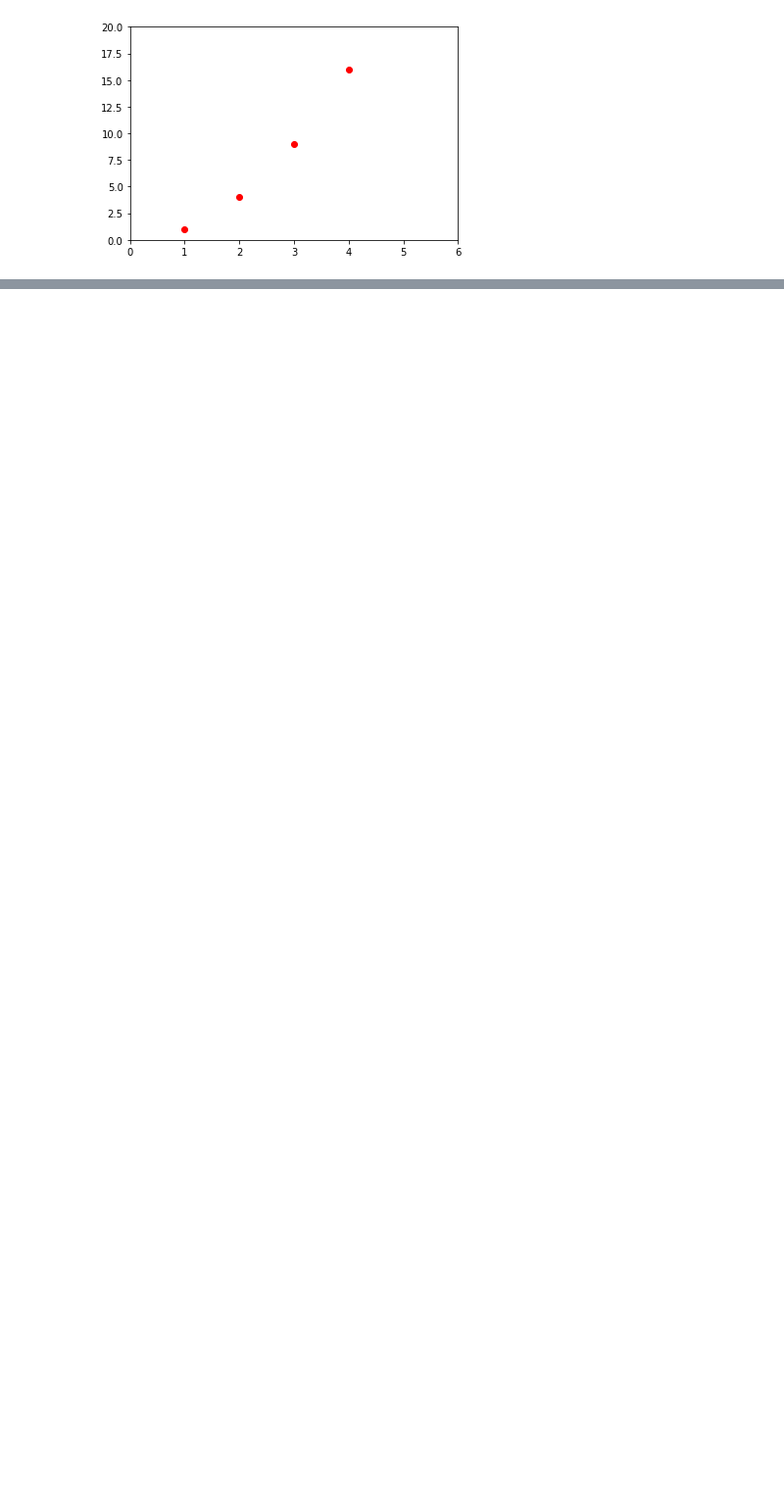
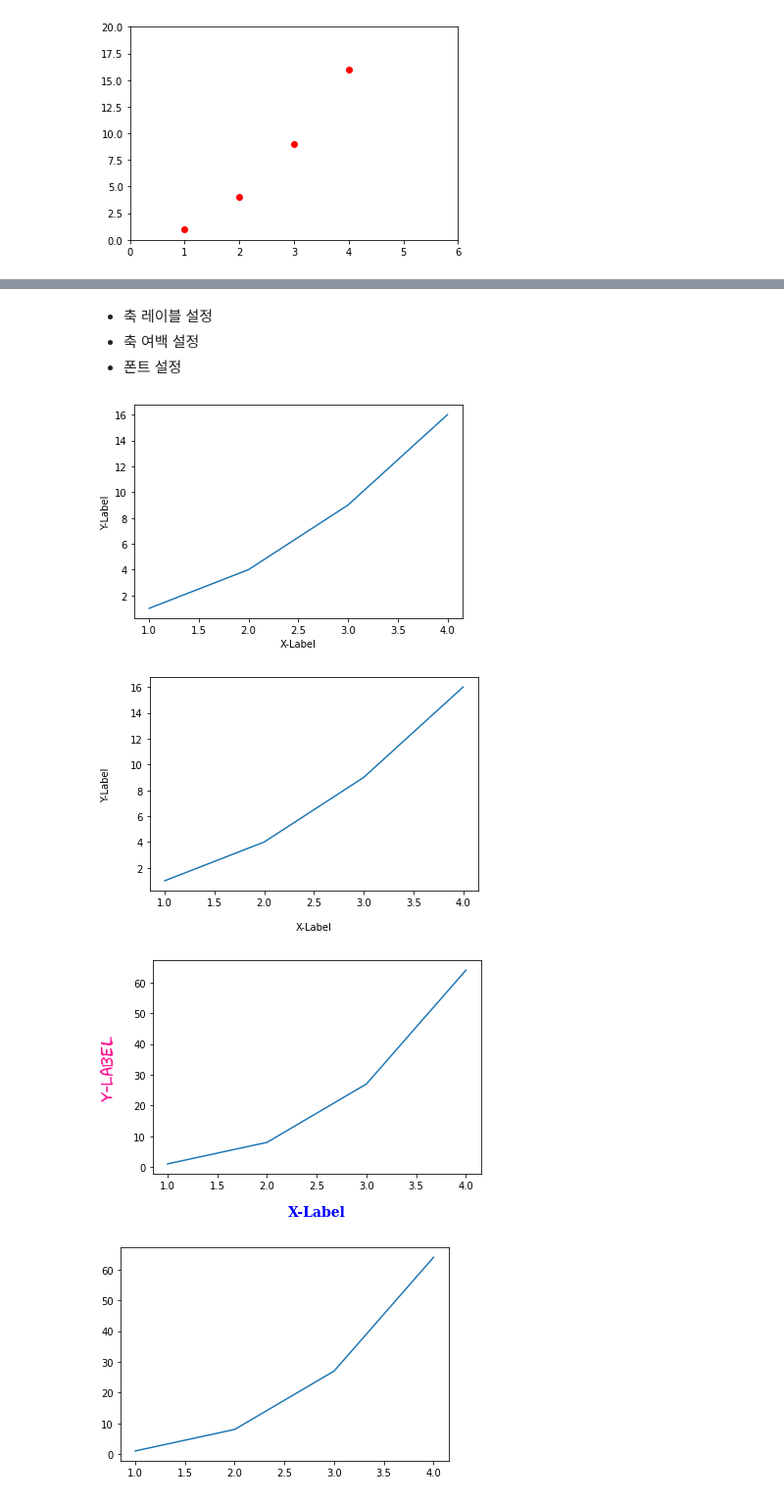
Before and after one commit to johyunkang/adp_certificate, a Jupyter notebook: visual_matplotlib.ipynb, the cells around one changed output, grey strips where cells are left out. Shown at 98% size. Cells and saved outputs as stored; diff of their text form; code cells hidden in the pictures; blank space fills up the shorter version.

```diff
--- a/visual_matplotlib.ipynb
+++ b/visual_matplotlib.ipynb
@@ -14,0 +41,43 @@ plt.show()
+# %% [markdown]
+- 축 레이블 설정
+- 축 여백 설정
+- 폰트 설정
+# %%
+# 축 레이블 설정
+plt.plot([1,2,3,4], [1,4, 9, 16])
+plt.xlabel('X-Label')
+plt.ylabel('Y-Label')
+plt.show()
+
+# 축 여백 설정
+plt.plot([1,2,3,4], [1,4, 9, 16])
+plt.xlabel('X-Label', labelpad=15)
+plt.ylabel('Y-Label', labelpad=20)
+plt.show()
+
+# 폰트설정
+font1 = {'family': 'serif',
+         'color':'b',
+         'weight':'bold',
+         'size':14}
+
+font2 = {'family': 'fantasy',
+         'color':'deeppink',
+         'weight':'normal',
+         'size':'xx-large'}
+
+plt.plot([1,2,3,4], [1,8, 27, 64])
+plt.xlabel('X-Label', labelpad=15, fontdict=font1)
+plt.ylabel('Y-Label', labelpad=20, fontdict=font2)
+plt.show()
+
+# 레이블 위치 지정 (matplotlib 3.3 이후 부터 가능, 현재는 3.2.2 버전)
+plt.plot([1,2,3,4], [1,8, 27, 64])
+# plt.xlabel('X-Label', labelpad=15, fontdict=font1, loc='right') # x축 loc : (left, center, right)
+# plt.ylabel('Y-Label', labelpad=20, fontdict=font2, loc='top') # y축 loc : bottom, center, top
+plt.show()
+# %% [output]
+[figure, added]
+[figure, added]
+[figure, added]
+[figure, added]
```
Also changed, not shown: parts of 14 cells of this notebook.
